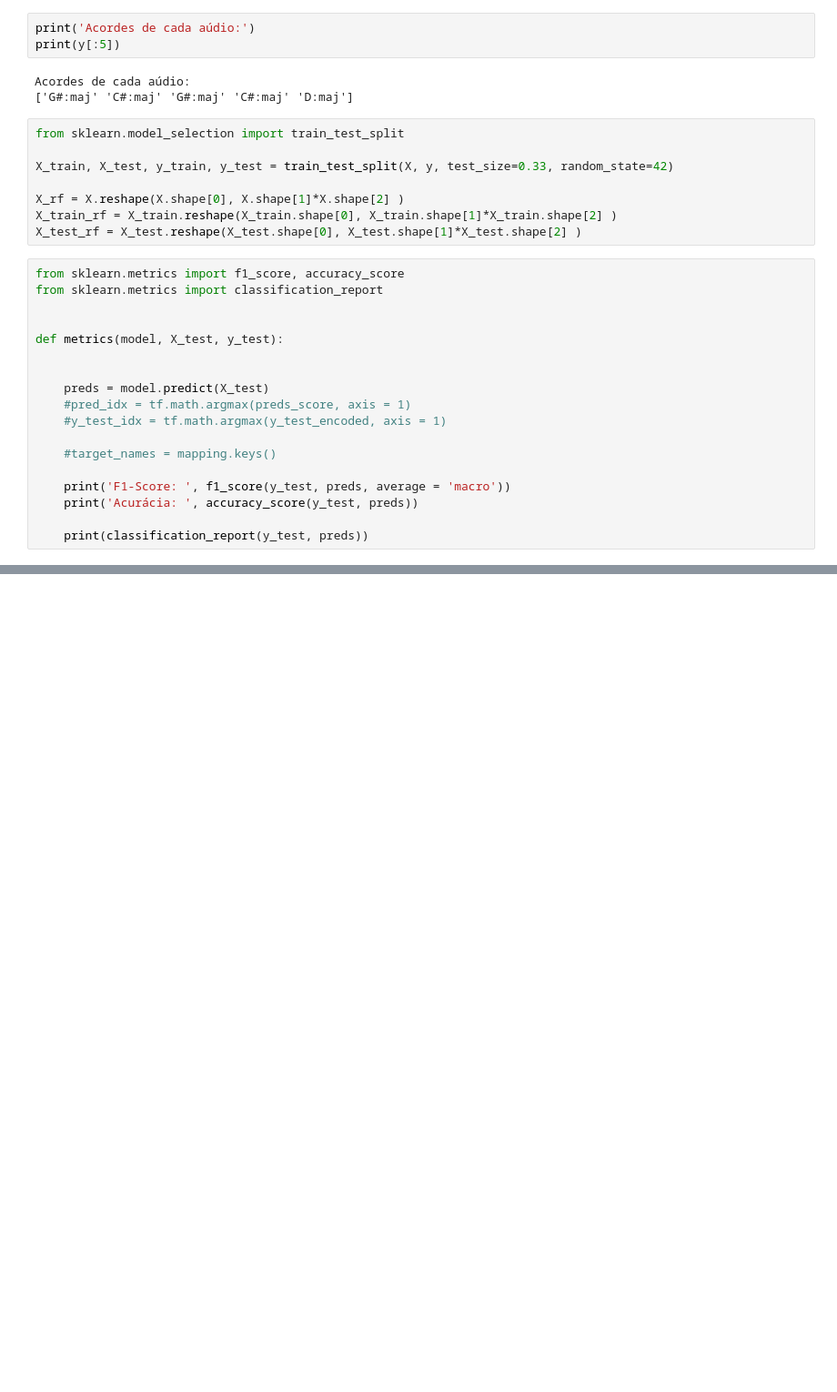
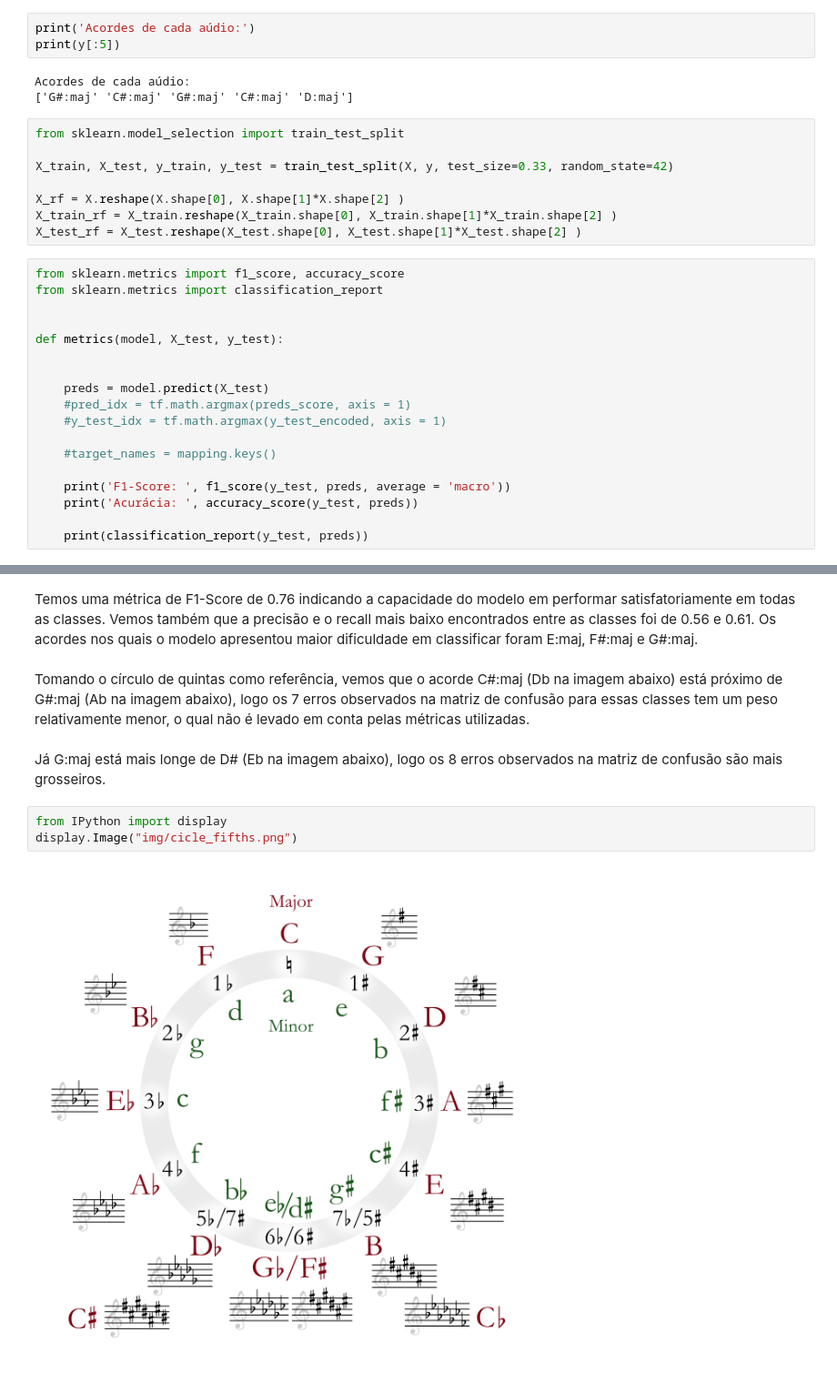
Before and after one commit to derSchmetterling/chord_recognition, a Jupyter notebook: project_notebook.ipynb, the cells around one changed output, grey strips where cells are left out. Shown at 91% size. Cells and saved outputs as stored; diff of their text form; blank space fills up the shorter version.

```diff
--- a/project_notebook.ipynb
+++ b/project_notebook.ipynb
@@ -287,0 +314,12 @@ weighted avg       0.82      0.80      0.80       373
+# %% [markdown]
+Temos uma métrica de F1-Score de 0.76 indicando a capacidade do modelo em performar satisfatoriamente em todas as classes. Vemos também que a precisão e o recall mais baixo encontrados entre as classes foi de 0.56 e 0.61.
+Os acordes nos quais o modelo apresentou maior dificuldade em classificar foram E:maj, F#:maj e G#:maj.
+# %% [markdown]
+Tomando o círculo de quintas como referência, vemos que o acorde C#:maj (Db na imagem abaixo) está próximo de G#:maj (Ab na imagem abaixo), logo os 7 erros observados na matriz de confusão para essas classes tem um peso relativamente menor, o qual não é levado em conta pelas métricas utilizadas.
+# %% [markdown]
+Já G:maj está mais longe de D# (Eb na imagem abaixo), logo os 8 erros observados na matriz de confusão são mais grosseiros.
+# %%
+from IPython import display
+display.Image("img/cicle_fifths.png")
+# %% [output]
+[figure, added]
```
Also changed, not shown: parts of 18 cells of this notebook, 7 other files.
